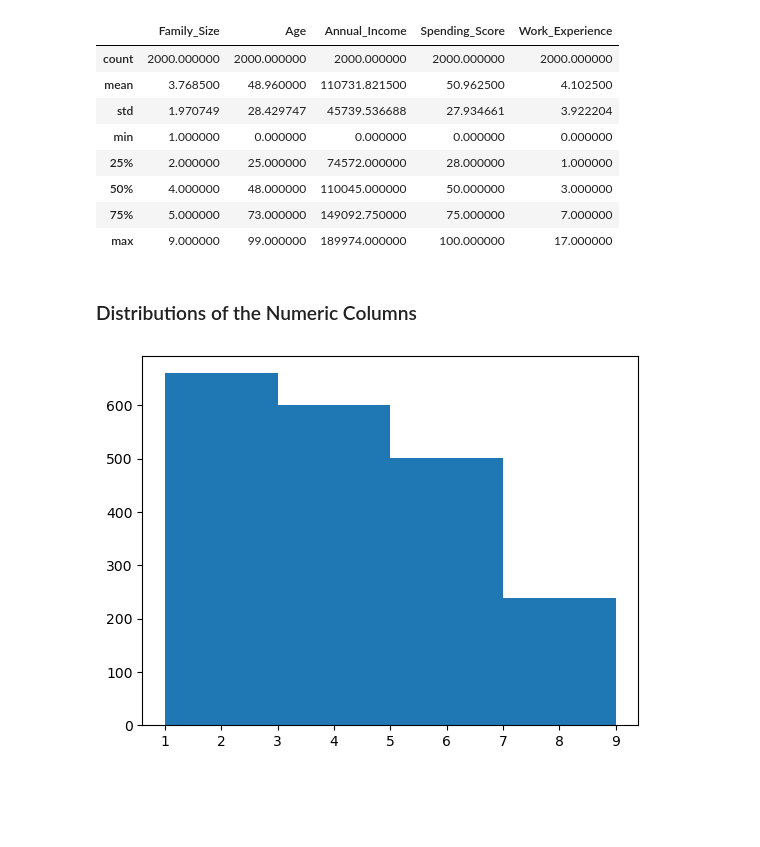
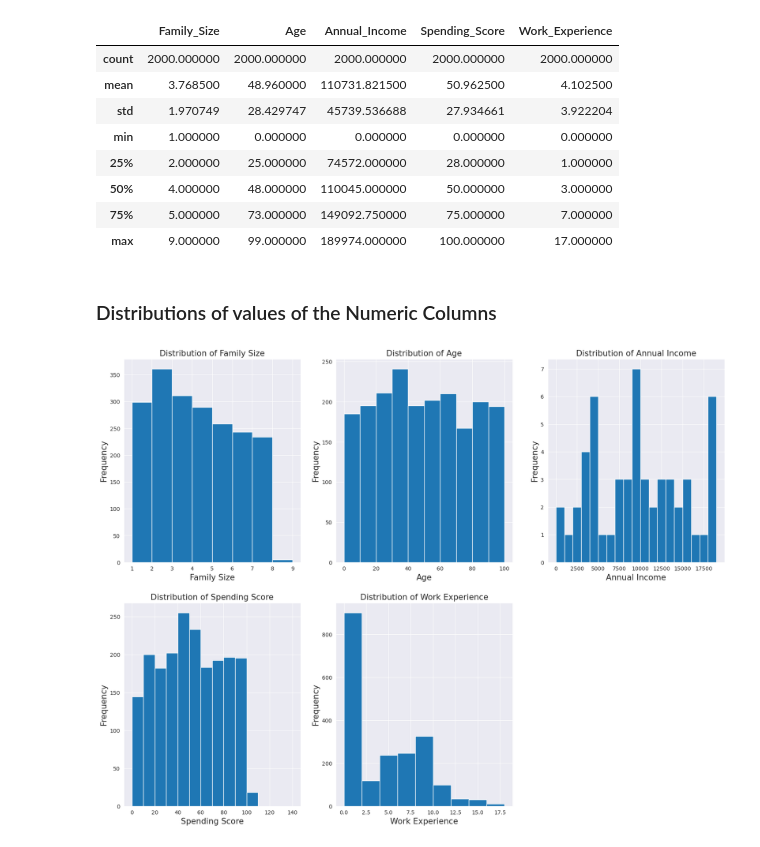
Before and after one commit to somto-ibuodinma/shop_customer_EDA, a Jupyter notebook: Project1/Shop customer EDA.ipynb, the cells around one changed output. Saved outputs shown, nothing was run; the diff lists cells and outputs as text; code cells hidden in the pictures; blank space fills up the shorter version.

```diff
--- a/Project1/Shop customer EDA.ipynb
+++ b/Project1/Shop customer EDA.ipynb
@@ -134,11 +134,57 @@ df_customer.describe()[['Family_Size','Age','Annual_Income','Spending_Score','Wo
 | 75% | 5.000000 | 73.000000 | 149092.750000 | 75.000000 | 7.000000 |
 | max | 9.000000 | 99.000000 | 189974.000000 | 100.000000 | 17.000000 |
 # %% [markdown]
-### Distributions of the Numeric Columns
+### Distributions of values  of the Numeric Columns
-# %%
-
-
-bins= np.arange(1,9+1,2)
-plt.hist(data=df_customer, x= 'Family_Size',bins=bins);
-# %% [output]
-[figure, removed]
+# %%
+def my_hist(df,col,x_lab=None,y_lab=None,title=None,bins=None):
+    sb.set_style('darkgrid')
+    plt.hist(data=df, x= col,bins=bins);
+    plt.xlabel(x_lab,fontsize=15);
+    plt.ylabel(y_lab,fontsize=15);
+    plt.title(title,fontsize=15);
+# %%
+
+plt.figure(figsize=(20,15))
+#plotting distribution of Family size
+plt.subplot(2,3,1)
+x_lab= 'Family Size'
+y_lab= 'Frequency'
+title= 'Distribution of Family Size'
+bins= np.arange(1,10,1);
+my_hist(df_customer,'Family_Size',x_lab,y_lab,title,bins=bins);
+
+
+#plotting distribution of Age
+plt.subplot(2,3,2)
+x_lab= 'Age'
+y_lab= 'Frequency'
+title= 'Distribution of Age'
+bins= np.arange(0,110,10);
+my_hist(df_customer,'Age',x_lab,y_lab,title,bins=bins);
+
+#plotting distribution of Annual income
+plt.subplot(2,3,3)
+x_lab= 'Annual Income'
+y_lab= 'Frequency'
+title= 'Distribution of Annual Income'
+bins= np.arange(0,20000,1000);
+my_hist(df_customer,'Annual_Income',x_lab,y_lab,title,bins=bins);
+
+
+#plotting distribution of Spending score
+plt.subplot(2,3,4)
+x_lab= 'Spending Score'
+y_lab= 'Frequency'
+title= 'Distribution of Spending Score'
+bins= np.arange(0,150,10);
+my_hist(df_customer,'Spending_Score',x_lab,y_lab,title,bins);
+
+#plotting distribution of Work Experience
+plt.subplot(2,3,5)
+x_lab= 'Work Experience'
+y_lab= 'Frequency'
+title= 'Distribution of Work Experience'
+bins= np.arange(0,20,2);
+my_hist(df_customer,'Work_Experience',x_lab,y_lab,title,bins);
+# %% [output]
+[figure, added]
```
Also changed, not shown: parts of 2 cells of this notebook.
